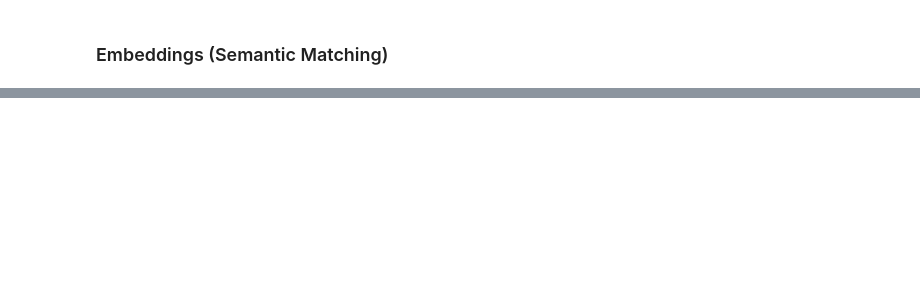
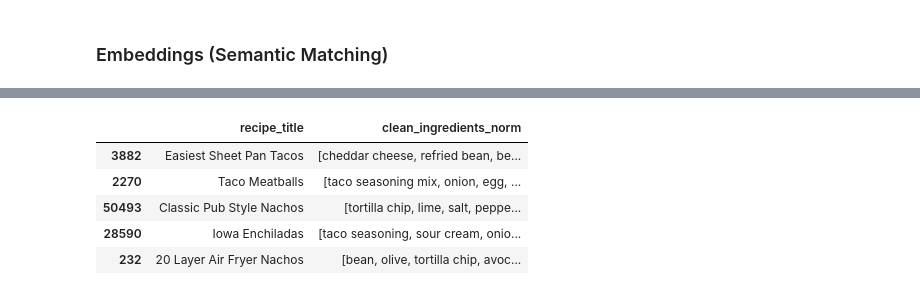
Before and after one commit to mkbnyarko/culinary_compass, a Jupyter notebook: notebooks/preprocessing.ipynb, the cells around one changed output, grey strips where cells are left out. Cells and saved outputs as stored; diff of their text form; code cells hidden in the pictures; blank space fills up the shorter version.

Commit message:
tested results of recommendation engine

```diff
--- a/notebooks/preprocessing.ipynb
+++ b/notebooks/preprocessing.ipynb
@@ -92,3 +123,5 @@ recipes_df.info()
+# %%
+recipes_df["recipe_title"] = recipes_df["recipe_title"].str.title()
 # %% [markdown]
 ### 2-Stage Ingredient-Cleaning
 # %%
@@ -435,0 +546,3 @@ np.save("recipe_embeddings.npy", embeddings)
+# %%
+# TF-IDF similarity matrix
+tfidf_sim = cosine_similarity(X_norm)
@@ -435,0 +563,14 @@ np.save("recipe_embeddings.npy", embeddings)
+# %%
+def recommend(idx, sim_matrix, k=5):
+    scores = sim_matrix[idx]
+    top = scores.argsort()[::-1][1:k+1]
+    return recipes_df.iloc[top][["recipe_title", "clean_ingredients_norm"]]
+# %%
+recommend(10, tfidf_sim) # tfidf matrix alone
+# %% [output]
+|  | recipe_title | clean_ingredients_norm |
+| 3882 | Easiest Sheet Pan Tacos | [cheddar cheese, refried bean, be... |
+| 2270 | Taco Meatballs | [taco seasoning mix, onion, egg, ... |
+| 50493 | Classic Pub Style Nachos | [tortilla chip, lime, salt, peppe... |
+| 28590 | Iowa Enchiladas | [taco seasoning, sour cream, onio... |
+| 232 | 20 Layer Air Fryer Nachos | [bean, olive, tortilla chip, avoc... |
```
Also changed, not shown: parts of 36 cells of this notebook.
